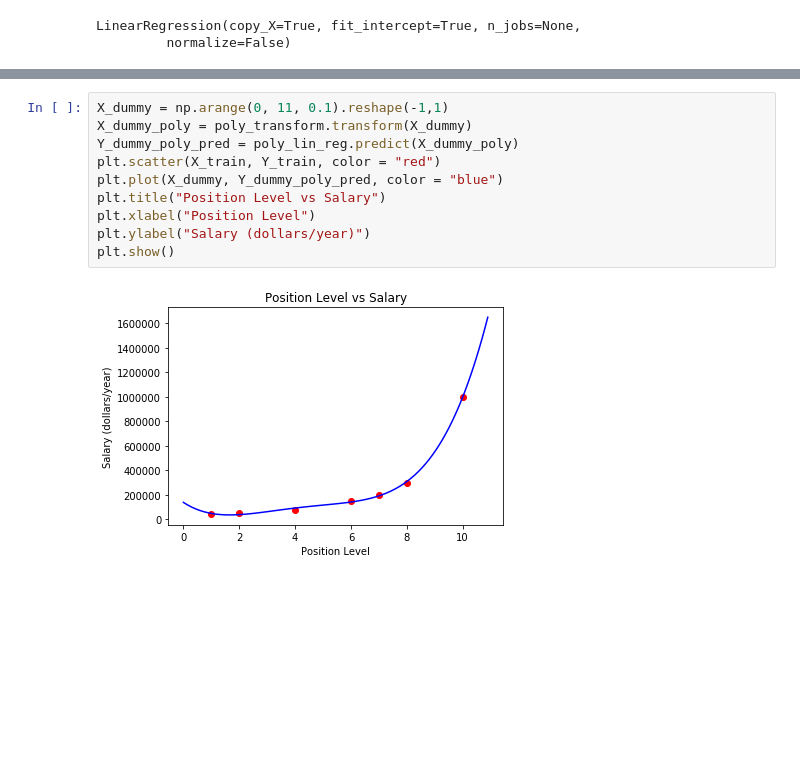
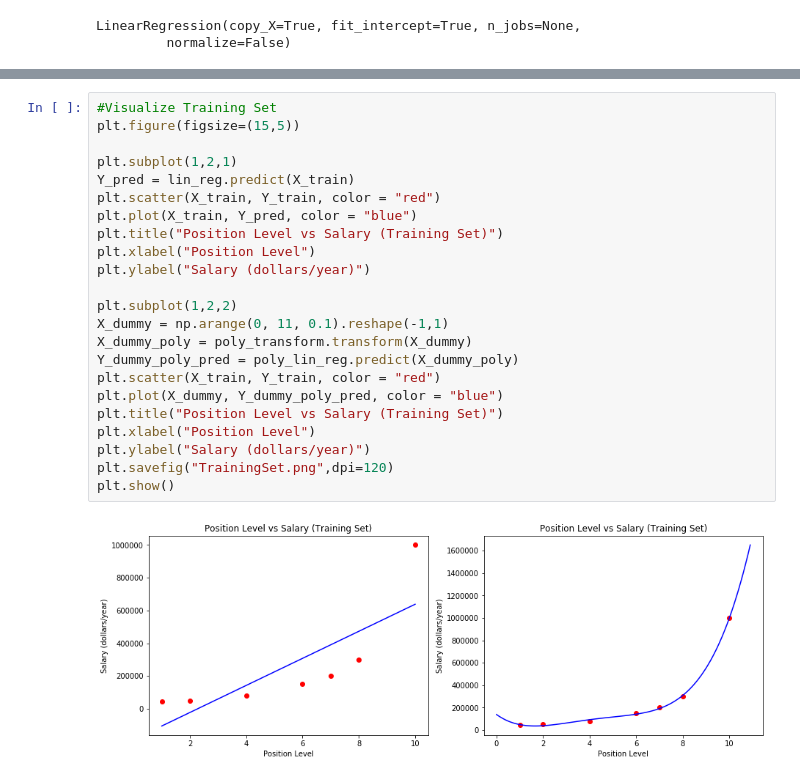
Before and after one commit to thongvhoang/Statistical-Machine-Learning, a Jupyter notebook: Learn-polynomial-regression/Position-Salaries-Prediction/Position-Salaries-Prediction.ipynb, the cells around one changed output, grey strips where cells are left out. Saved outputs shown, nothing was run; the diff lists cells and outputs as text; blank space fills up the shorter version.

```diff
--- a/Learn-polynomial-regression/Position-Salaries-Prediction/Position-Salaries-Prediction.ipynb
+++ b/Learn-polynomial-regression/Position-Salaries-Prediction/Position-Salaries-Prediction.ipynb
@@ -72,12 +73,25 @@ plt.show()
 # %%
+#Visualize Training Set
+plt.figure(figsize=(15,5))
+
+plt.subplot(1,2,1)
+Y_pred = lin_reg.predict(X_train)
+plt.scatter(X_train, Y_train, color = "red")
+plt.plot(X_train, Y_pred, color = "blue")
+plt.title("Position Level vs Salary (Training Set)")
+plt.xlabel("Position Level")
+plt.ylabel("Salary (dollars/year)")
+
+plt.subplot(1,2,2)
 X_dummy = np.arange(0, 11, 0.1).reshape(-1,1)
 X_dummy_poly = poly_transform.transform(X_dummy)
 Y_dummy_poly_pred = poly_lin_reg.predict(X_dummy_poly)
 plt.scatter(X_train, Y_train, color = "red")
 plt.plot(X_dummy, Y_dummy_poly_pred, color = "blue")
-plt.title("Position Level vs Salary")
+plt.title("Position Level vs Salary (Training Set)")
 plt.xlabel("Position Level")
 plt.ylabel("Salary (dollars/year)")
+plt.savefig("TrainingSet.png",dpi=120)
 plt.show()
 # %% [output]
-[figure, old version]
+[figure, new version]
```
Also changed, not shown: parts of 6 cells of this notebook, 10 other files.
